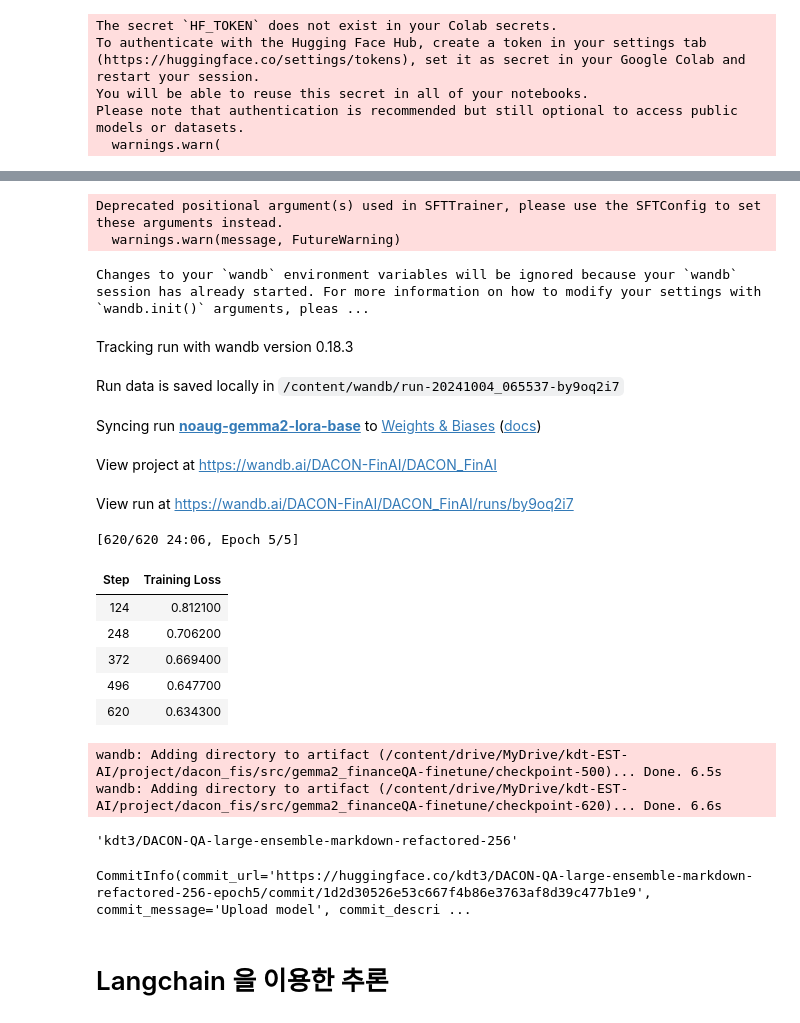
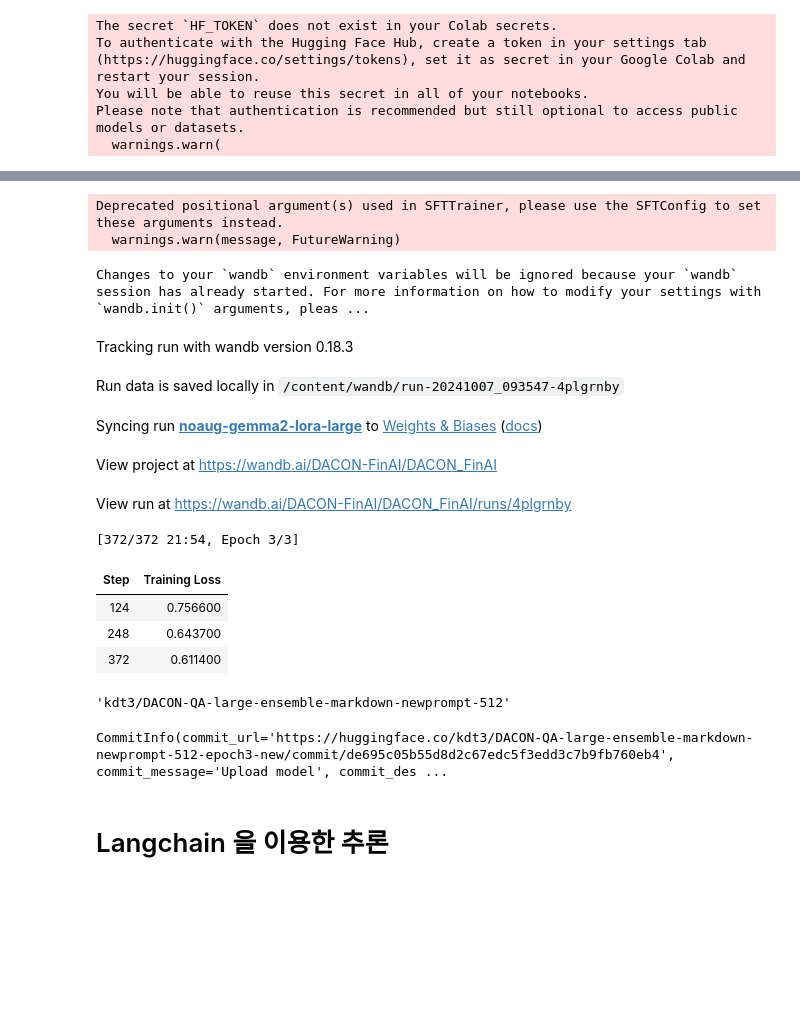
Before and after one commit to theNocturni/WASSUP-DACON-FinAI, a Jupyter notebook: code/1.train_n_inference.ipynb, the cells around one changed output, grey strips where cells are left out. Saved outputs shown, nothing was run; the diff lists cells and outputs as text; code cells hidden in the pictures; blank space fills up the shorter version.

```diff
--- a/code/1.train_n_inference.ipynb
+++ b/code/1.train_n_inference.ipynb
@@ -24,9 +24,9 @@ path = '/content/drive/MyDrive/DACON/Finance/reprocessed/'
 path = '/content/drive/MyDrive/kdt-EST-AI/project/dacon_fis/src/'
 base_directory = path # Your Base Directory
 # %%
-dataset_name = "kdt3/DACON-QA-large-ensemble-markdown-reprocessed-256"
-train_name = "kdt3/DACON-QA-large-ensemble-markdown-refactored-256"
-fname = "gemma2_large_ensemble_markdown_256_3epoch_refactored.csv"
+dataset_name = "kdt3/DACON-QA-large-ensemble-markdown-reprocessed-512"
+train_name = "kdt3/DACON-QA-large-ensemble-markdown-newprompt-512"
+fname = "gemma2_large_ensemble_markdown_512_3epoch_refactored.csv"
 # %% [markdown]
 # 설명
 # %% [markdown]
@@ -111,8 +111,8 @@ wandb.login(key=wandb_token)
 import os
 
 os.environ["WANDB_PROJECT"]="DACON_FinAI"
-os.environ["WANDB_LOG_MODEL"] = "checkpoint"
-wandb_run_name="noaug-gemma2-lora-base"
+#os.environ["WANDB_LOG_MODEL"] = "checkpoint"
+wandb_run_name="noaug-gemma2-lora-large"
 # %% [output]
 Requirement already satisfied: wandb in /usr/local/lib/python3.10/dist-packages (0.18.3)
 Requirement already satisfied: click!=8.0.0,>=7.1 in /usr/local/lib/python3.10/dist-packages (from wandb) (8.1.7)
@@ -344,6 +344,30 @@ config = LoraConfig(
 model = get_peft_model(model, config)
 # %%
 # 학습 프롬프트 - 추론 프롬프트와 통일하는 것이 좋다고 함
+new_template ='''"task_instructions" : [
+
+당신은 재정 정보 관련 전문가 입니다. 문서를 바탕으로 질문에 세 문장 이내로 답변하세요.
+ 1. 문서에 있는 내용을 자르거나 편집하지 않고 그대로 가져오세요.
+ 2. 순서에 따른 번호를 매기지 마세요. 출력 시 불이익을 줄 것입니다.
+ 3. 수치에 단위가 있다면 문서를 바탕으로 답변에 단위를 포함하세요.
+ 4. 질문의 키워드를 바탕으로 문서를 끝까지 검토하세요.
+ 5. 한 단어 혹은 단어의 나열이 아닌, 완성된 한국어 문장들로 답변하세요.
+ 6. 최대한 간략한 내용으로, 최대한 적은 개수의 문장으로 답변하세요.
+ 7. 답변 외에 예시, 참고, 정보 출처, 신뢰도, 확장된 답변, '답변: ', '참고: '를 절대로 출력하지 마세요.
+
+]
+
+"context":
+{context},
+
+"question":
+{question},
+
+"주어진 질문에 대한 답변만 한 문장으로 생성한다."
+
+"answer":
+{answer}<eos>'''
+
 template ='''"task_instructions" : [
 
 당신은 재정 정보 관련 전문가 입니다. 문서를 바탕으로 질문에 한 문장 이내로 답변하세요.
@@ -351,7 +375,7 @@ template ='''"task_instructions" : [
  2. 순서에 따른 번호를 매기지 마세요. 출력 시 불이익을 줄 것입니다.
  3. 수치에 단위가 있다면 문서를 바탕으로 답변에 단위를 포함하세요.
  4. 질문의 키워드를 바탕으로 문서를 끝까지 검토하세요.
- 5. 한 단어 혹은 단어의 나열이 아닌, 완성된 한국어 문장으로 답변하세요.
+ 5. 한 단어 혹은 단어의 나열이 아닌, 완성된 한국어 문장들로 답변하세요.
  6. 답변 외에 예시, 참고, 정보 출처, 신뢰도, 확장된 답변, '답변: ', '참고: '를 절대로 출력하지 마세요.
 
 ]
@@ -418,7 +442,7 @@ run_name = base_model_name + "_" + project
 output_dir = os.path.join(path,run_name)
 if not os.path.exists(output_dir) : os.makedirs(output_dir)
 
-MAX_LEN = 2048
+MAX_LEN = 2048 * 2
 
 trainer = SFTTrainer(
     model=model,
@@ -433,48 +457,44 @@ trainer = SFTTrainer(
         per_device_train_batch_size=1,
         gradient_accumulation_steps=4,
         gradient_checkpointing=True,
-        num_train_epochs = 5,
+        num_train_epochs = 3,
         learning_rate=2e-4,
         fp16=True,
         optim="paged_adamw_8bit",
         logging_strategy='epoch',
         report_to="wandb",
         run_name=wandb_run_name,
         # save_strategy="steps",
         # save_steps=25,
 
     ),
     max_seq_length=MAX_LEN,
     formatting_func=formatting_prompts_func, # 프롬프트 처리하기 위해 필요
     data_collator=DataCollatorForCompletionOnlyLM(response_template, tokenizer=tokenizer, mlm=False), #모델에게 답변생성에만 집중하도록 함
 )
 
 model.config.use_cache = False
 trainer.train()
 
 trained_model = (trainer.model.module if hasattr(trainer.model, "module") else trainer.model)
 
 #로컬에 저장할 경우
 # trained_model.save_pretrained(f"{output_dir}/saved_model")
 # %% [output]
 Deprecated positional argument(s) used in SFTTrainer, please use the SFTConfig to set these arguments instead.
   warnings.warn(message, FutureWarning)
 Changes to your `wandb` environment variables will be ignored because your `wandb` session has already started. For more information on how to modify your settings with `wandb.init()` arguments, pleas ...
 Tracking run with wandb version 0.18.3
-Run data is saved locally in /content/wandb/run-20241004_065537-by9oq2i7
+Run data is saved locally in /content/wandb/run-20241007_093547-4plgrnby
-Syncing run noaug-gemma2-lora-base to Weights & Biases (docs)
+Syncing run noaug-gemma2-lora-large to Weights & Biases (docs)
 View project at https://wandb.ai/DACON-FinAI/DACON_FinAI
-View run at https://wandb.ai/DACON-FinAI/DACON_FinAI/runs/by9oq2i7
+View run at https://wandb.ai/DACON-FinAI/DACON_FinAI/runs/4plgrnby
-[620/620 24:06, Epoch 5/5]
+[372/372 21:54, Epoch 3/3]
 | Step | Training Loss |
-| 124 | 0.812100 |
-| 248 | 0.706200 |
-| 372 | 0.669400 |
-| 496 | 0.647700 |
-| 620 | 0.634300 |
+| 124 | 0.756600 |
+| 248 | 0.643700 |
+| 372 | 0.611400 |
-wandb: Adding directory to artifact (/content/drive/MyDrive/kdt-EST-AI/project/dacon_fis/src/gemma2_financeQA-finetune/checkpoint-500)... Done. 6.5s
-wandb: Adding directory to artifact (/content/drive/MyDrive/kdt-EST-AI/project/dacon_fis/src/gemma2_financeQA-finetune/checkpoint-620)... Done. 6.6s
 # %%
 train_name
 # %% [output]
-'kdt3/DACON-QA-large-ensemble-markdown-refactored-256'
+'kdt3/DACON-QA-large-ensemble-markdown-newprompt-512'
@@ -481,8 +503,8 @@ train_name
 # %%
 # 모델 업로드
-trained_model.push_to_hub(train_name+'-epoch5', private=True,save_embedding_layers=True)
+trained_model.push_to_hub(train_name, private=True,save_embedding_layers=True)
 # %% [output]
-CommitInfo(commit_url='https://huggingface.co/kdt3/DACON-QA-large-ensemble-markdown-refactored-256-epoch5/commit/1d2d30526e53c667f4b86e3763af8d39c477b1e9', commit_message='Upload model', commit_descri ...
+CommitInfo(commit_url='https://huggingface.co/kdt3/DACON-QA-large-ensemble-markdown-newprompt-512-epoch3-new/commit/de695c05b55d8d2c67edc5f3edd3c7b9fb760eb4', commit_message='Upload model', commit_des ...
 # %% [markdown]
 # Langchain 을 이용한 추론
 # %%
```
Also changed, not shown: parts of 16 cells of this notebook.
